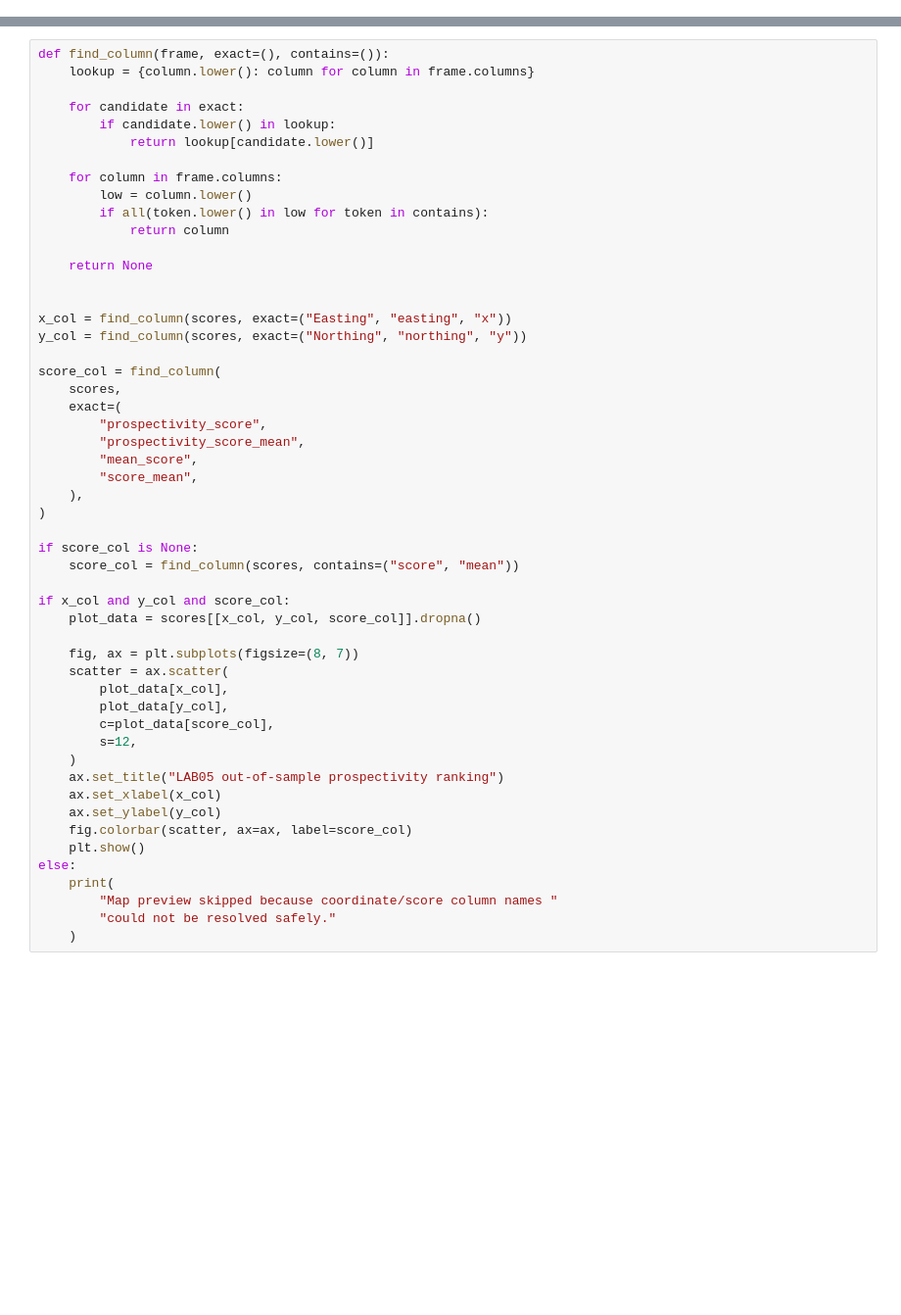
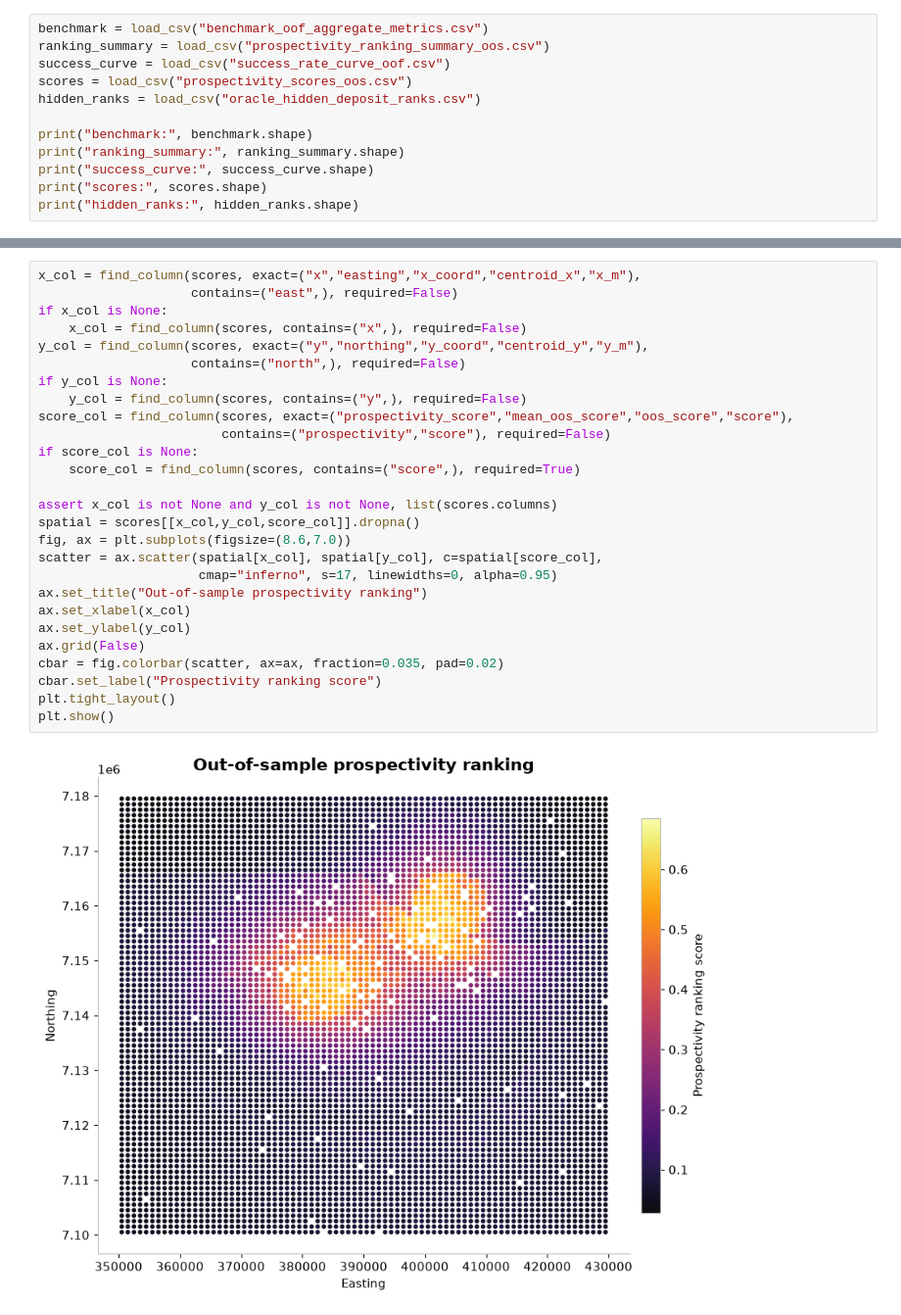
Before and after one commit to EHDataAI/geoai-mineral-labs, a Jupyter notebook: labs/lab05_mineral_prospectivity/05_mineral_prospectivity.ipynb, the cells around one changed output, grey strips where cells are left out. Shown at 98% size. Drawn from its saved outputs; the diff is of its cells as text; blank space fills up the shorter version.

Commit message:
docs: refresh LAB05 notebook visual narrative

```diff
--- a/labs/lab05_mineral_prospectivity/05_mineral_prospectivity.ipynb
+++ b/labs/lab05_mineral_prospectivity/05_mineral_prospectivity.ipynb
@@ -157,0 +90,12 @@ Candidate score table shape: (6400, 21)
+# %%
+benchmark = load_csv("benchmark_oof_aggregate_metrics.csv")
+ranking_summary = load_csv("prospectivity_ranking_summary_oos.csv")
+success_curve = load_csv("success_rate_curve_oof.csv")
+scores = load_csv("prospectivity_scores_oos.csv")
+hidden_ranks = load_csv("oracle_hidden_deposit_ranks.csv")
+
+print("benchmark:", benchmark.shape)
+print("ranking_summary:", ranking_summary.shape)
+print("success_curve:", success_curve.shape)
+print("scores:", scores.shape)
+print("hidden_ranks:", hidden_ranks.shape)
@@ -158,52 +190,29 @@ Candidate score table shape: (6400, 21)
 # %%
-def find_column(frame, exact=(), contains=()):
-    lookup = {column.lower(): column for column in frame.columns}
+x_col = find_column(scores, exact=("x","easting","x_coord","centroid_x","x_m"),
+                    contains=("east",), required=False)
+if x_col is None:
+    x_col = find_column(scores, contains=("x",), required=False)
+y_col = find_column(scores, exact=("y","northing","y_coord","centroid_y","y_m"),
+                    contains=("north",), required=False)
+if y_col is None:
+    y_col = find_column(scores, contains=("y",), required=False)
+score_col = find_column(scores, exact=("prospectivity_score","mean_oos_score","oos_score","score"),
+                        contains=("prospectivity","score"), required=False)
+if score_col is None:
+    score_col = find_column(scores, contains=("score",), required=True)
 
-    for candidate in exact:
-        if candidate.lower() in lookup:
-            return lookup[candidate.lower()]
-
-    for column in frame.columns:
-        low = column.lower()
-        if all(token.lower() in low for token in contains):
-            return column
-
-    return None
-
-
-x_col = find_column(scores, exact=("Easting", "easting", "x"))
-y_col = find_column(scores, exact=("Northing", "northing", "y"))
-
-score_col = find_column(
-    scores,
-    exact=(
-        "prospectivity_score",
-        "prospectivity_score_mean",
-        "mean_score",
-        "score_mean",
-    ),
-)
-
-if score_col is None:
-    score_col = find_column(scores, contains=("score", "mean"))
-
-if x_col and y_col and score_col:
-    plot_data = scores[[x_col, y_col, score_col]].dropna()
-
-    fig, ax = plt.subplots(figsize=(8, 7))
-    scatter = ax.scatter(
-        plot_data[x_col],
-        plot_data[y_col],
-        c=plot_data[score_col],
-        s=12,
-    )
-    ax.set_title("LAB05 out-of-sample prospectivity ranking")
-    ax.set_xlabel(x_col)
-    ax.set_ylabel(y_col)
-    fig.colorbar(scatter, ax=ax, label=score_col)
-    plt.show()
-else:
-    print(
-        "Map preview skipped because coordinate/score column names "
-        "could not be resolved safely."
-    )
+assert x_col is not None and y_col is not None, list(scores.columns)
+spatial = scores[[x_col,y_col,score_col]].dropna()
+fig, ax = plt.subplots(figsize=(8.6,7.0))
+scatter = ax.scatter(spatial[x_col], spatial[y_col], c=spatial[score_col],
+                     cmap="inferno", s=17, linewidths=0, alpha=0.95)
+ax.set_title("Out-of-sample prospectivity ranking")
+ax.set_xlabel(x_col)
+ax.set_ylabel(y_col)
+ax.grid(False)
+cbar = fig.colorbar(scatter, ax=ax, fraction=0.035, pad=0.02)
+cbar.set_label("Prospectivity ranking score")
+plt.tight_layout()
+plt.show()
+# %% [output]
+[figure, added]
```
Also changed, not shown: parts of 30 cells of this notebook, 2 other files.
